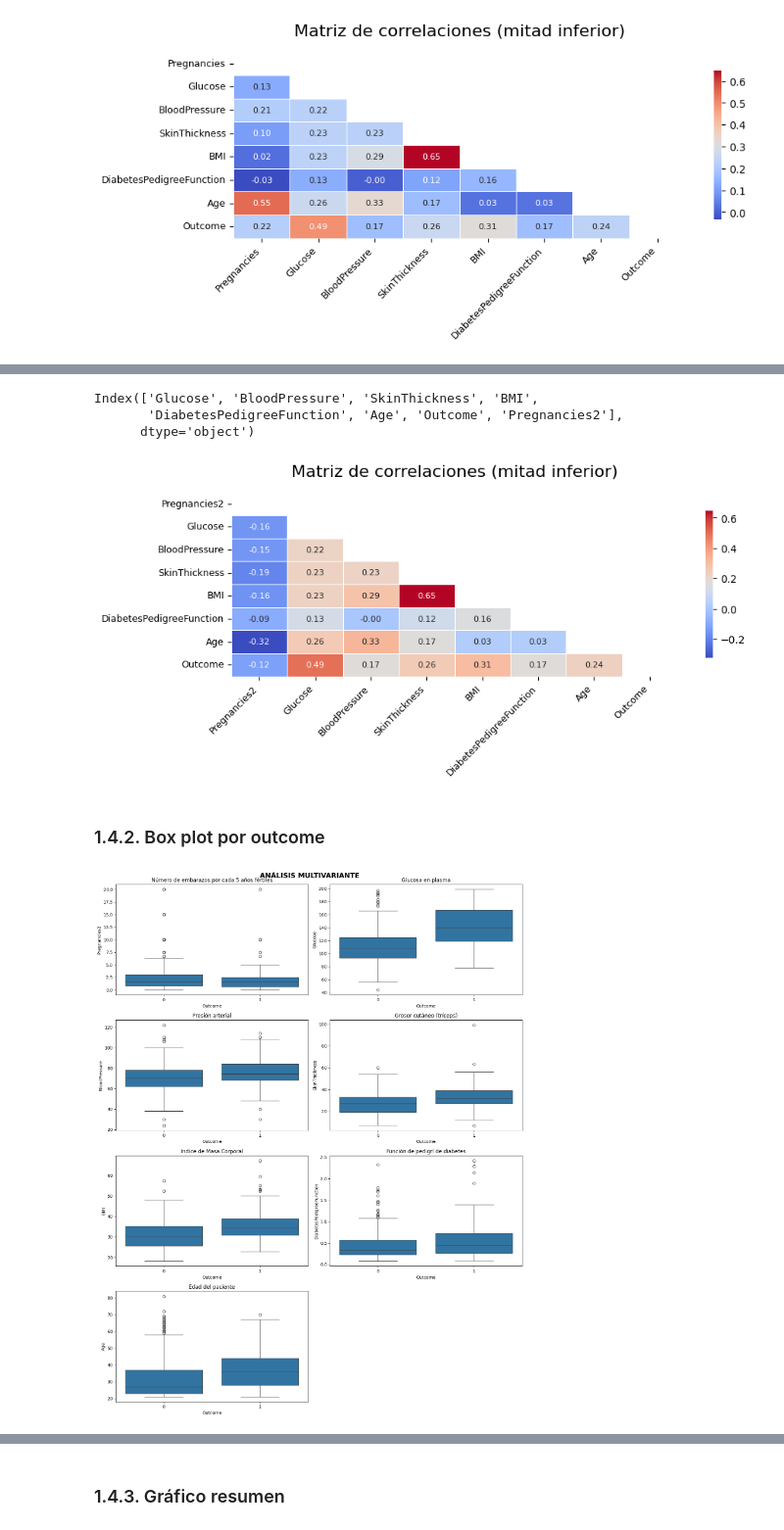
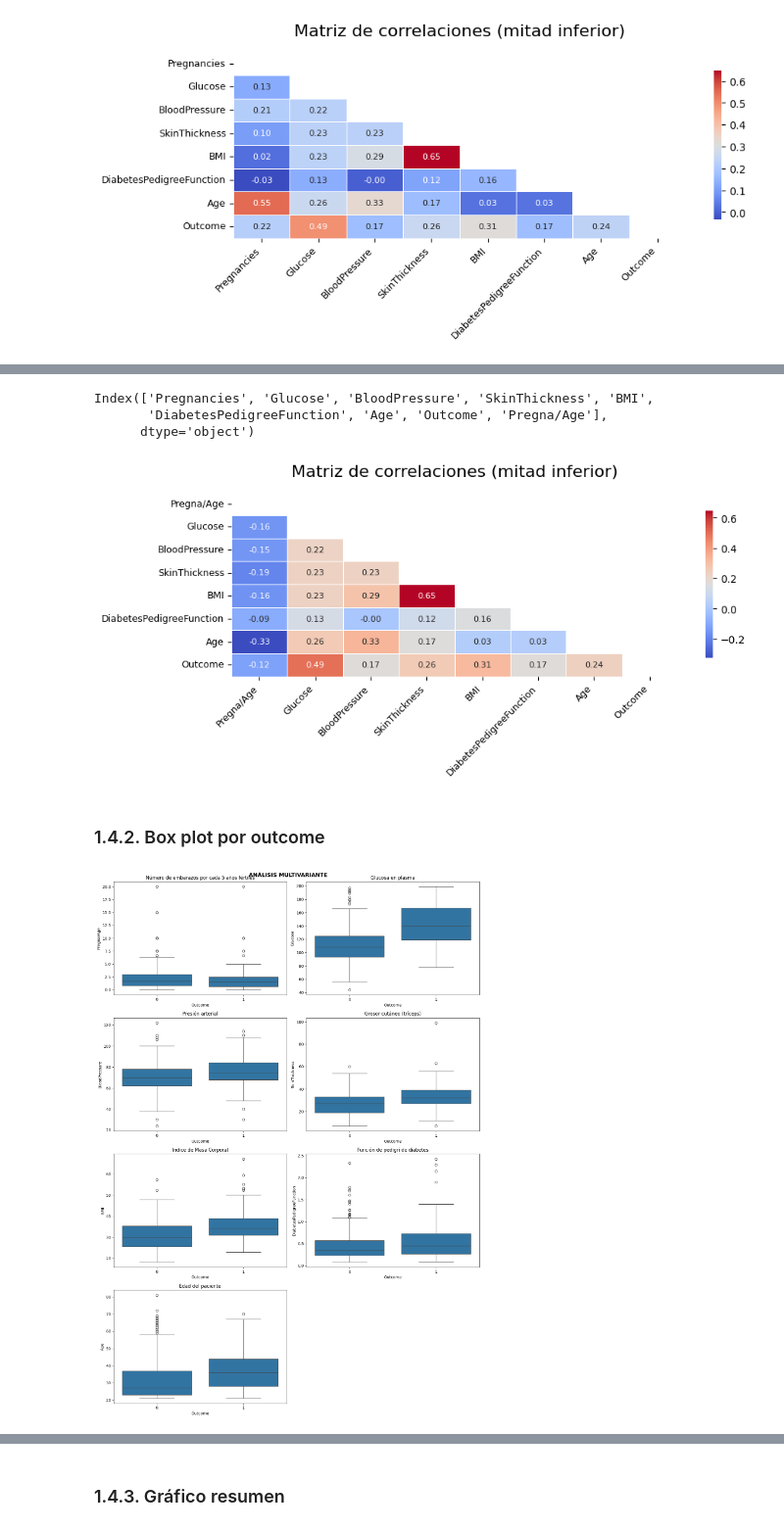
Before and after one commit to jjimvar/intro-ml, a Jupyter notebook: src/04-decission-tree.ipynb, the cells around one changed output, grey strips where cells are left out. Shown at 98% size. Saved outputs shown, nothing was run; the diff lists cells and outputs as text; code cells hidden in the pictures.

```diff
--- a/src/04-decission-tree.ipynb
+++ b/src/04-decission-tree.ipynb
@@ -219,7 +237,7 @@ Luego, con esta información, podemos deducir que los valores 0 son nulos
 columnas=["Glucose", "BloodPressure", "SkinThickness", "Insulin", "BMI"]
 #Iteramos por las columnas anteriores para imputar 0 como NaN
 for var in columnas:
-    df[var].replace({0: np.nan}, inplace=True)
+    df.loc[df[var]==0, var]=np.nan
 
 # Mostramos msno ahora
 msno.matrix(df)
@@ -372,32 +382,32 @@ En este caso, podemos ver una fuerte relación entre:
 # %%
-# Limite máximo de fertilidad
-df["Fertil_max"]=51
-df.loc[df["Age"]<51, "Fertil_max"]=df.loc[df["Age"]<51, "Age"]
+# Limite máximo de fertilidad (fuente: https://www.quironsalud.com/blogs/es/aventura-madre/edad-ideal-madre-primeriza#:~:text=La%20edad%20reproductiva%20de%20la,%C3%B3vulos%20de%20una%20mujer%20disminuye.)
+df["Fertil_max"]=52 #
+df.loc[df["Age"]<52, "Fertil_max"]=df.loc[df["Age"]<52, "Age"]
 
 # Limite mínimo: edad mínima de la base de datos
 df["Fertil_min"]=df["Age"].min()-1
 
 # Años fértiles
-df["Age2"]=df["Fertil_max"]-df["Fertil_min"]
+df["FerAge"]=df["Fertil_max"]-df["Fertil_min"]
 
 # VARIABLE OBJETIVO: embarazos por cada 5 años potencialmente fértiles
-df["Pregnancies2"]=df["Pregnancies"]/(df["Age2"]/5)
+df["Pregna/Age"]=df["Pregnancies"]/(df["FerAge"]/5)
 # %%
-# Ajustes
-col_elm=["Pregnancies", "Fertil_max", "Fertil_min", "Age2"]
+# Eliminamos variables utilizadas para la transformación
+col_elm=["Fertil_max", "Fertil_min", "FerAge"]
 df.drop(columns=col_elm, inplace=True)
 df.columns
 # %% [output]
-Index(['Glucose', 'BloodPressure', 'SkinThickness', 'BMI',
-       'DiabetesPedigreeFunction', 'Age', 'Outcome', 'Pregnancies2'],
+Index(['Pregnancies', 'Glucose', 'BloodPressure', 'SkinThickness', 'BMI',
+       'DiabetesPedigreeFunction', 'Age', 'Outcome', 'Pregna/Age'],
       dtype='object')
 # %%
-df=df[['Pregnancies2', 'Glucose', 'BloodPressure', 'SkinThickness', 'BMI',
+df_corr=df[['Pregna/Age', 'Glucose', 'BloodPressure', 'SkinThickness', 'BMI',
        'DiabetesPedigreeFunction', 'Age', 'Outcome']]
 # Mostramos matriz con correcciones
 plt.figure(figsize=(10, 5))
 sns.heatmap(
-    df.corr(), mask=np.triu(np.ones_like(df.corr(), dtype=bool)),
+    df_corr.corr(), mask=np.triu(np.ones_like(df_corr.corr(), dtype=bool)),
     cmap='coolwarm',
     annot=True, fmt=".2f", linewidths=.5,
     cbar_kws={"shrink": .8},
@@ -409,40 +419,40 @@ plt.yticks(fontsize=9)
 plt.tight_layout(pad=3.0)
 plt.show()
 # %% [output]
-[figure, old version]
+[figure, new version]
 # %% [markdown]
 ### 1.4.2. Box plot por outcome
 # %%
 # Diabetes por cada variable
-fig, axis = plt.subplots(4, 2, figsize = (14, 18))
+fig, axis = plt.subplots(4, 2, figsize = (14, 20))
 
 #Primera Fila
-sns.boxplot(ax = axis[0, 0], data = df, x="Outcome", y = "Pregnancies2")
+sns.boxplot(ax = axis[0, 0], data = df, x="Outcome", y = "Pregna/Age")
 axis[0, 0].set_title("Número de embarazos por cada 5 años fértiles")
 sns.boxplot(ax = axis[0, 1], data = df, x="Outcome", y = "Glucose")
 axis[0, 1].set_title("Glucosa en plasma")
 
 #Segunda Fila
 sns.boxplot(ax = axis[1, 0], data = df, x="Outcome", y = "BloodPressure")
 axis[1, 0].set_title("Presión arterial")
 sns.boxplot(ax = axis[1, 1], data = df, x="Outcome", y = "SkinThickness")
 axis[1, 1].set_title("Grosor cutáneo (tríceps)")
 
 #Tercera Fila
 sns.boxplot(ax = axis[2, 0], data = df, x="Outcome", y ="BMI")
 axis[2, 0].set_title("Indice de Masa Corporal")
 sns.boxplot(ax = axis[2, 1], data = df, x="Outcome", y ="DiabetesPedigreeFunction")
 axis[2, 1].set_title("Función de pedigrí de diabetes")
 
 #Cuarta Fila
 sns.boxplot(ax = axis[3, 0], data = df, x="Outcome", y ="Age")
 axis[3, 0].set_title("Edad del paciente")
 axis[3, 1].remove()
 
 # Ajustes visuales
-fig.suptitle("ANÁLISIS MULTIVARIANTE", fontsize=16, fontweight="bold")
+fig.suptitle("ANÁLISIS MULTIVARIANTE", fontsize=14, fontweight="bold")
 # rect=[0, 0.03, 1, 0.95] ajusta los márgenes para que el suptitle no corte los gráficos.
 plt.tight_layout()
 plt.show()
 # %% [output]
-[figure, old version]
+[figure, new version]
```
Also changed, not shown: parts of 78 cells of this notebook, 10 other files.
